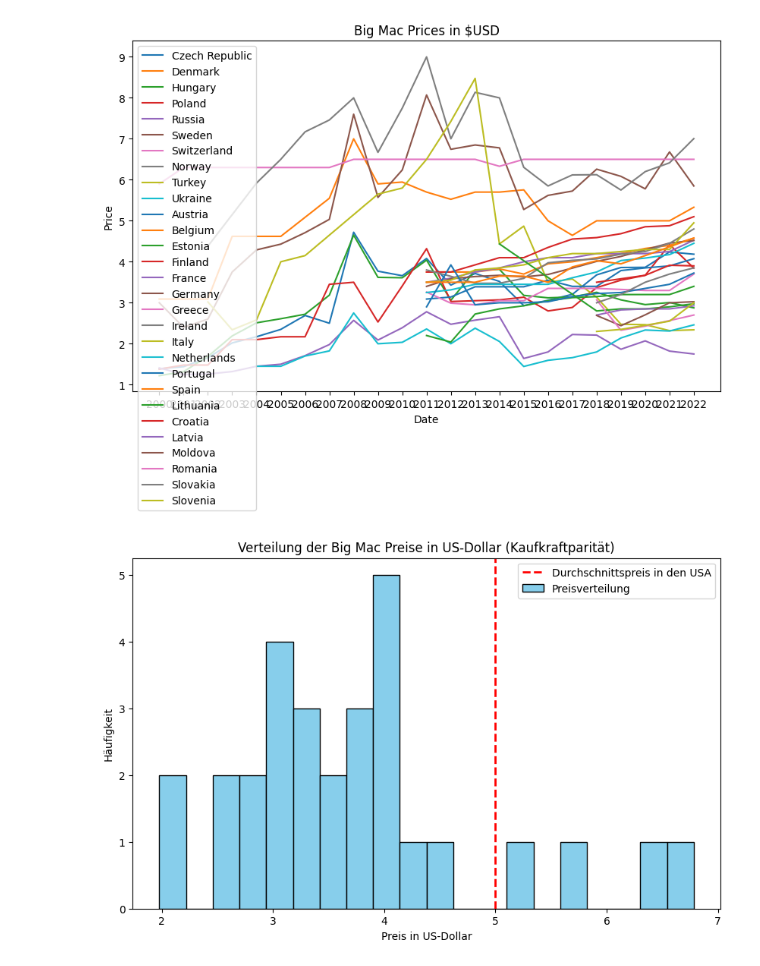
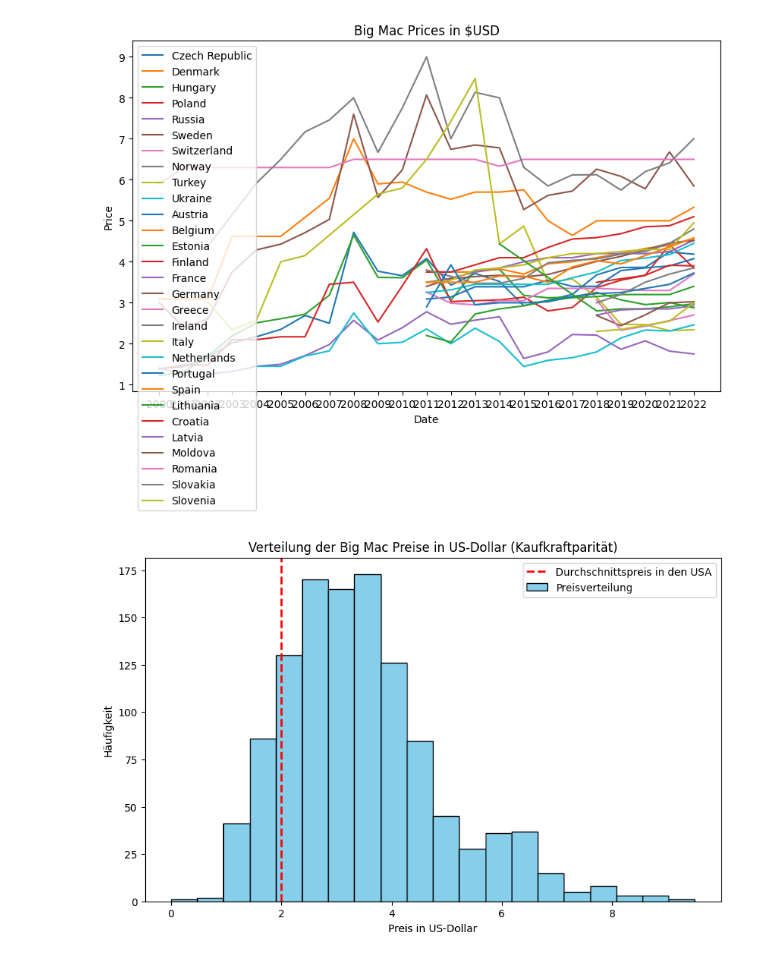
Before and after one commit to AmarBego/VSCODE, a Jupyter notebook: charts.ipynb, the cells around one changed output. Drawn from its saved outputs; the diff is of its cells as text; code cells hidden in the pictures.

```diff
--- a/charts.ipynb
+++ b/charts.ipynb
@@ -72,23 +73,24 @@ plt.show()
 [figure]
 # %%
 # Verteilung der Big Mac Preise in US-Dollar (Deniz)
-df_bigmac.date = pd.to_datetime(df_bigmac.date)
-df_bigmac['year'] = df_bigmac.date.dt.year
-df_year = df_bigmac.groupby(['year','name'])
+df = pd.read_csv('BigmacPrice.csv')
+df.date = pd.to_datetime(df.date)
+df['year'] = df.date.dt.year
+df_year = df.groupby(['year','name'])
 df_mean = df_year.dollar_price.mean()
 df_mean = df_mean.reset_index(level=[0,1])
 plt.figure(figsize=(10, 6))
 
 plt.hist(df_mean['dollar_price'], bins=20, color='skyblue', edgecolor='black')
 
-average_us_price = 5
+average_us_price = 2
 plt.axvline(average_us_price, color='red', linestyle='dashed', linewidth=2)
 
 plt.title('Verteilung der Big Mac Preise in US-Dollar (Kaufkraftparität)')
 plt.xlabel('Preis in US-Dollar')
 plt.ylabel('Häufigkeit')
 plt.legend(['Durchschnittspreis in den USA', 'Preisverteilung'])
 
 plt.show()
 # %% [output]
-[figure, old version]
+[figure, new version]
```
Also changed, not shown: parts of 3 cells of this notebook, 7 other files.
